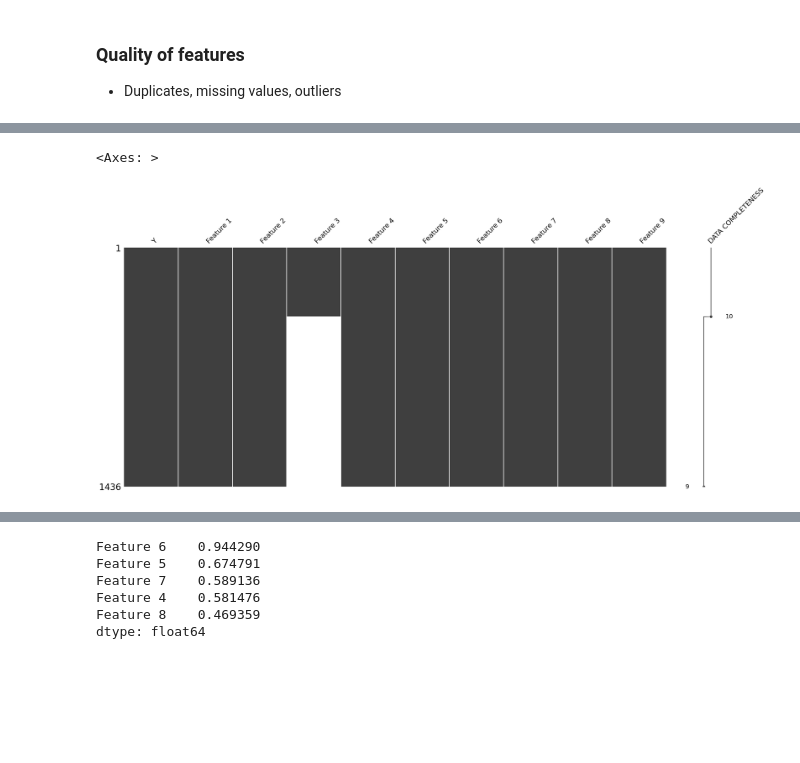
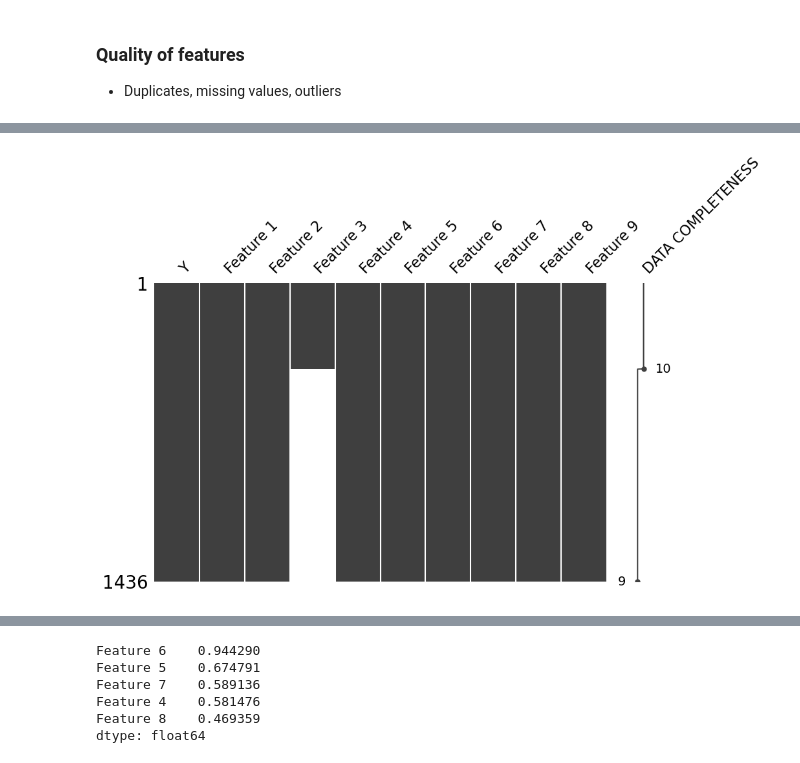
Before and after one commit to majarall/EDA-Azure-Pipeline, a Jupyter notebook: Task1.ipynb, the cells around one changed output, grey strips where cells are left out. Saved outputs shown, nothing was run; the diff lists cells and outputs as text; code cells hidden in the pictures; blank space fills up the shorter version.

```diff
--- a/Task1.ipynb
+++ b/Task1.ipynb
@@ -397,0 +70,4 @@ sns.jointplot(x='feature_1',y='y', data=df, size=10, alpha=.5, marker='+');
+# %%
+df = pd.read_csv("./data.csv", sep=";")
+print(df.shape)
+df.head(-1)
@@ -515,5 +200,4 @@ dtype: float64
 # %%
-msno.matrix(df, labels=True, sort="descending")
+msno.matrix(df, labels=True, sort="descending",figsize=(10,6));
 # %% [output]
-<Axes: >
-[figure, old version]
+[figure, new version]
```
Also changed, not shown: parts of 64 cells of this notebook, 8 other files.
